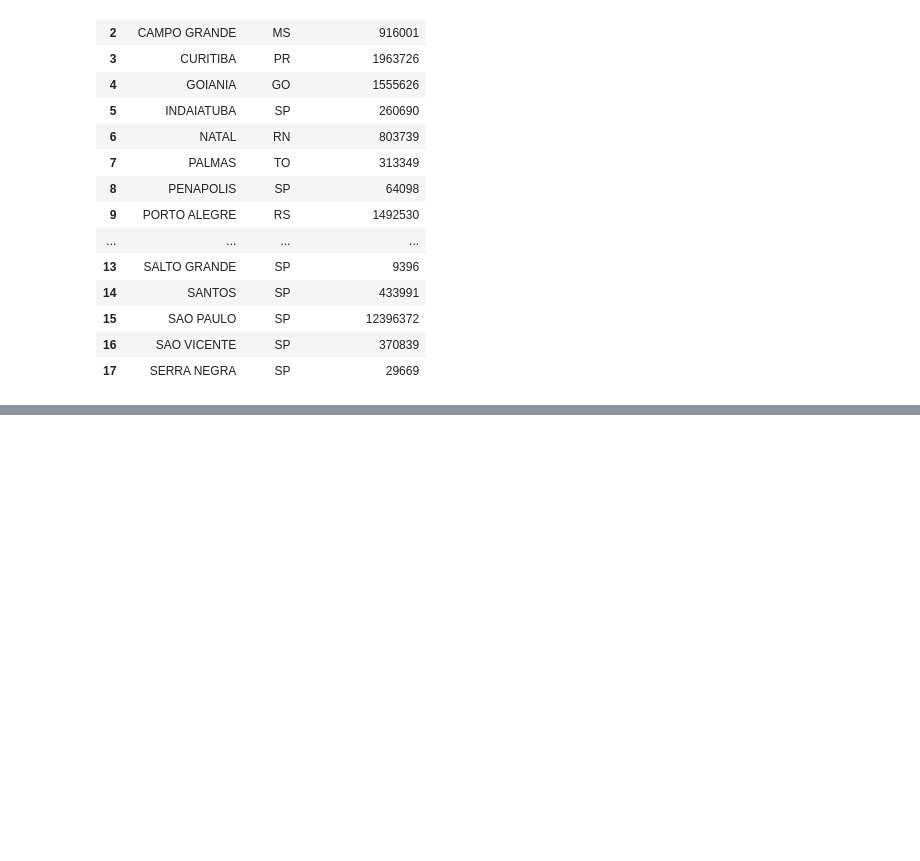
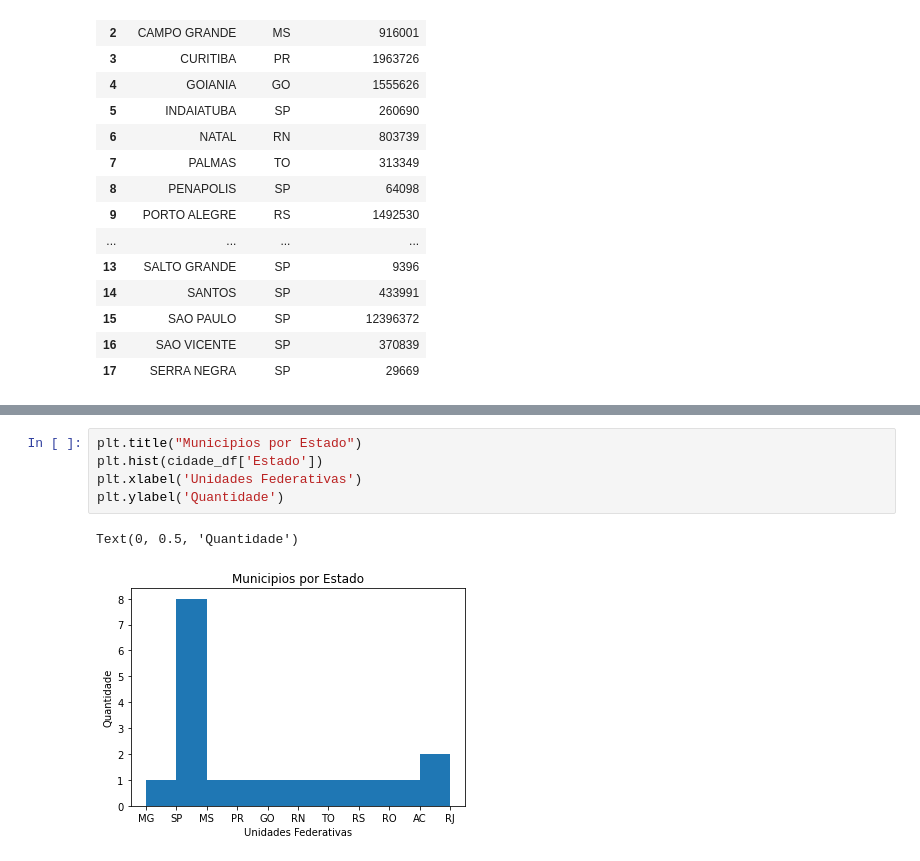
Before and after one commit to fsendo/PythonPandas, a Jupyter notebook: Primeiro_exemplo_Pandas.ipynb, the cells around one changed output, grey strips where cells are left out. Cells and saved outputs as stored; diff of their text form; blank space fills up the shorter version.

```diff
--- a/Primeiro_exemplo_Pandas.ipynb
+++ b/Primeiro_exemplo_Pandas.ipynb
@@ -181,0 +190,8 @@ cidade_df
+# %%
+plt.title("Municipios por Estado")
+plt.hist(cidade_df['Estado'])
+plt.xlabel('Unidades Federativas')
+plt.ylabel('Quantidade')
+# %% [output]
+Text(0, 0.5, 'Quantidade')
+[figure, added]
```
Also changed, not shown: parts of 3 cells of this notebook.
